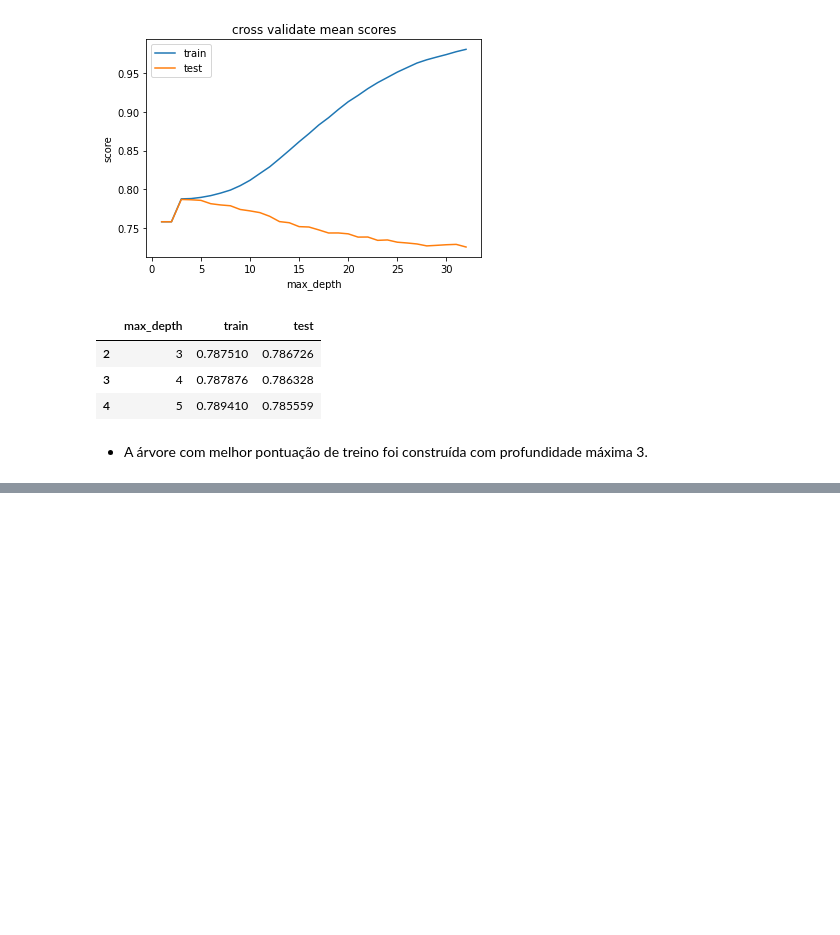
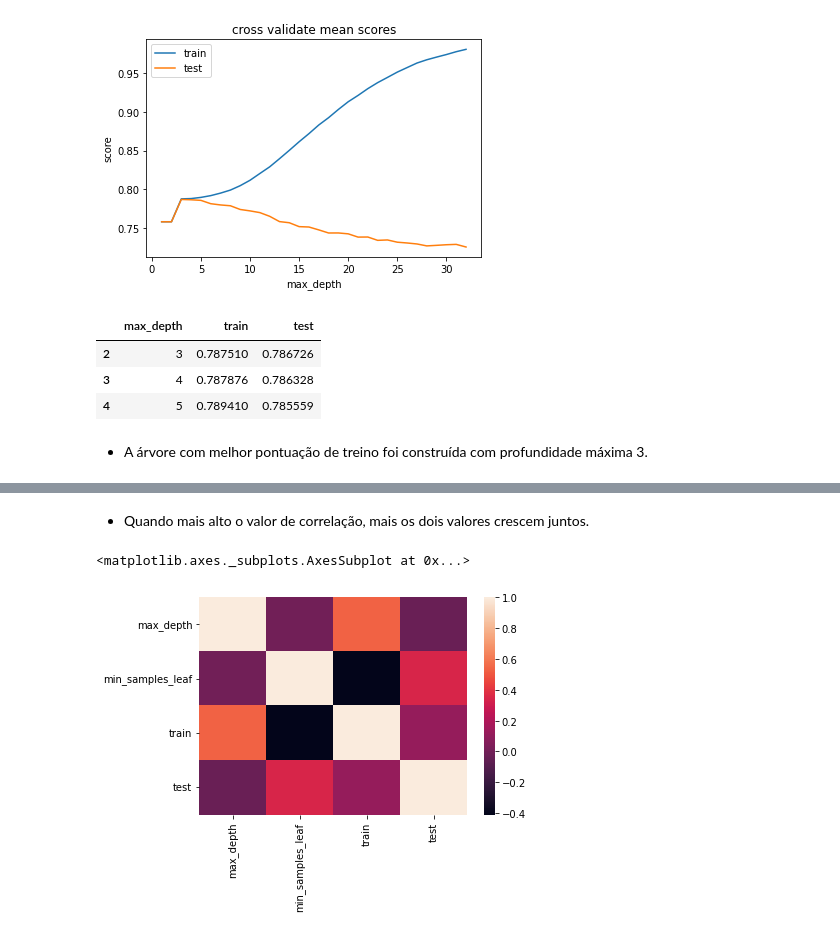
Before and after one commit to Tathy/ML_otimizacao_de_hiperparametros, a Jupyter notebook: Machine_Learning_parte_1_otimizacao_de_modelos_atraves_de_hiperparametros.ipynb, the cells around one changed output, grey strips where cells are left out. Cells and saved outputs as stored; diff of their text form; code cells hidden in the pictures; blank space fills up the shorter version.

```diff
--- a/Machine_Learning_parte_1_otimizacao_de_modelos_atraves_de_hiperparametros.ipynb
+++ b/Machine_Learning_parte_1_otimizacao_de_modelos_atraves_de_hiperparametros.ipynb
@@ -225,0 +234,14 @@ resultados.sort_values('test', ascending = False).head(3)
+# %%
+def roda_arvore_de_decisao(max_depth, min_samples_leaf):
+  SEED = 301
+  np.random.seed(SEED)
+
+  cv = GroupKFold(n_splits = 10)
+  model = DecisionTreeClassifier(max_depth = max_depth, min_samples_leaf = min_samples_leaf)
+  results = cross_validate(model, x_azar, y_azar, cv = cv, groups = dados['modelo'], return_train_score = True)
+
+  mean_test_score = results['test_score'].mean()
+  mean_train_score = results['train_score'].mean()
+
+  tabela = [max_depth, min_samples_leaf, mean_train_score, mean_test_score]
+  return tabela
@@ -225,0 +269,8 @@ resultados.sort_values('test', ascending = False).head(3)
+# %%
+resultados = []
+for max_depth in range(1, 33):
+  for min_samples_leaf in [32, 64, 128, 256]:
+    tabela = roda_arvore_de_decisao(max_depth, min_samples_leaf)
+    resultados.append(tabela)
+
+resultados = pd.DataFrame(resultados, columns = ['max_depth', 'min_samples_leaf', 'train', 'test'])
@@ -225,0 +290,3 @@ resultados.sort_values('test', ascending = False).head(3)
+# %%
+corr = resultados.corr().round(6)
+corr
@@ -225,0 +299,7 @@ resultados.sort_values('test', ascending = False).head(3)
+# %% [markdown]
+* Quando mais alto o valor de correlação, mais os dois valores crescem juntos.
+# %%
+sns.heatmap(corr)
+# %% [output]
+<matplotlib.axes._subplots.AxesSubplot at 0x...>
+[figure, added]
```
Also changed, not shown: parts of 23 cells of this notebook.
